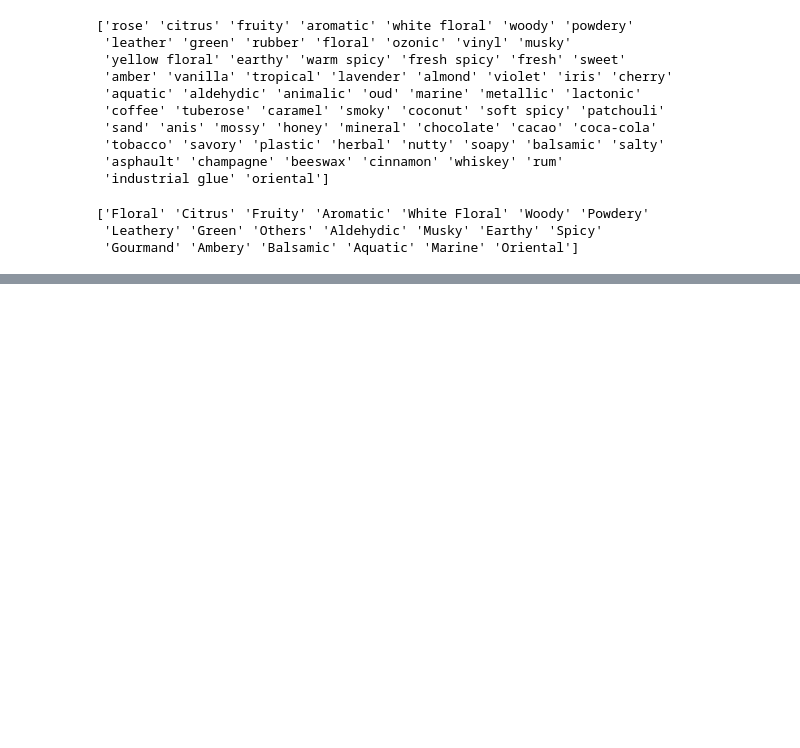
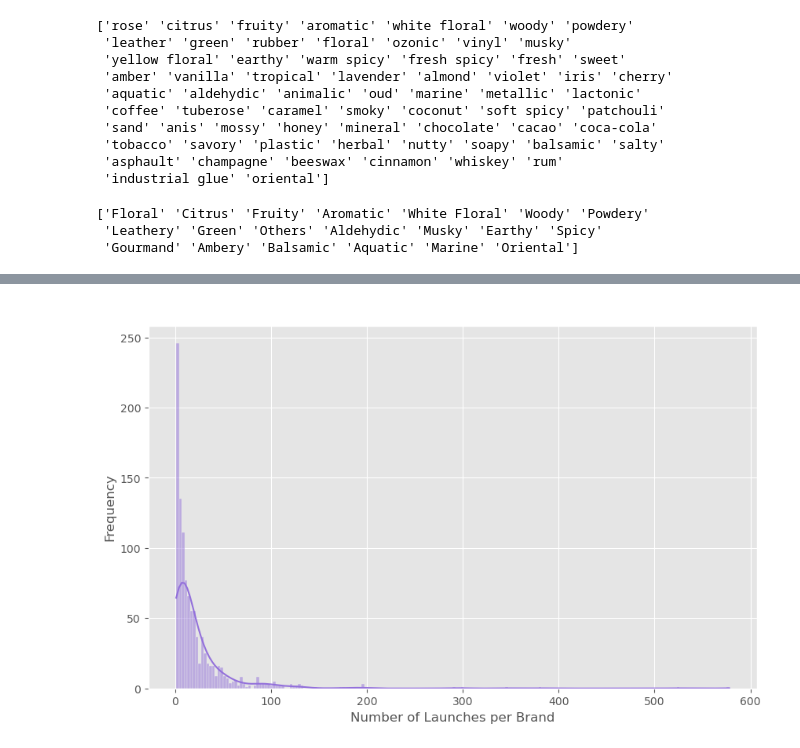
Before and after one commit to cemanzanoc/FinalProject, a Jupyter notebook: EDA/fragrance_EDA.ipynb, the cells around one changed output, grey strips where cells are left out. Cells and saved outputs as stored; diff of their text form; code cells hidden in the pictures; blank space fills up the shorter version.

```diff
--- a/EDA/fragrance_EDA.ipynb
+++ b/EDA/fragrance_EDA.ipynb
@@ -251,0 +342,15 @@ Name: count, Length: 2721, dtype: int64
+# %%
+# Dataset for brand counts
+brand_counts = fragrance_df["Brand"].value_counts()
+brand_counts_df = brand_counts.reset_index()
+brand_counts_df.columns = ['Brand', 'Count']
+
+# Distribution of brand launches
+plt.figure(figsize=(10, 6))
+sns.histplot(brand_counts_df['Count'], bins=200, kde=True, color="#9370DB")
+plt.title("Distribution of Brand Launches", fontsize=14)
+plt.xlabel("Number of Launches per Brand", fontsize=12)
+plt.ylabel("Frequency", fontsize=12)
+plt.show()
+# %% [output]
+[figure, added]
```
Also changed, not shown: parts of 53 cells of this notebook.
